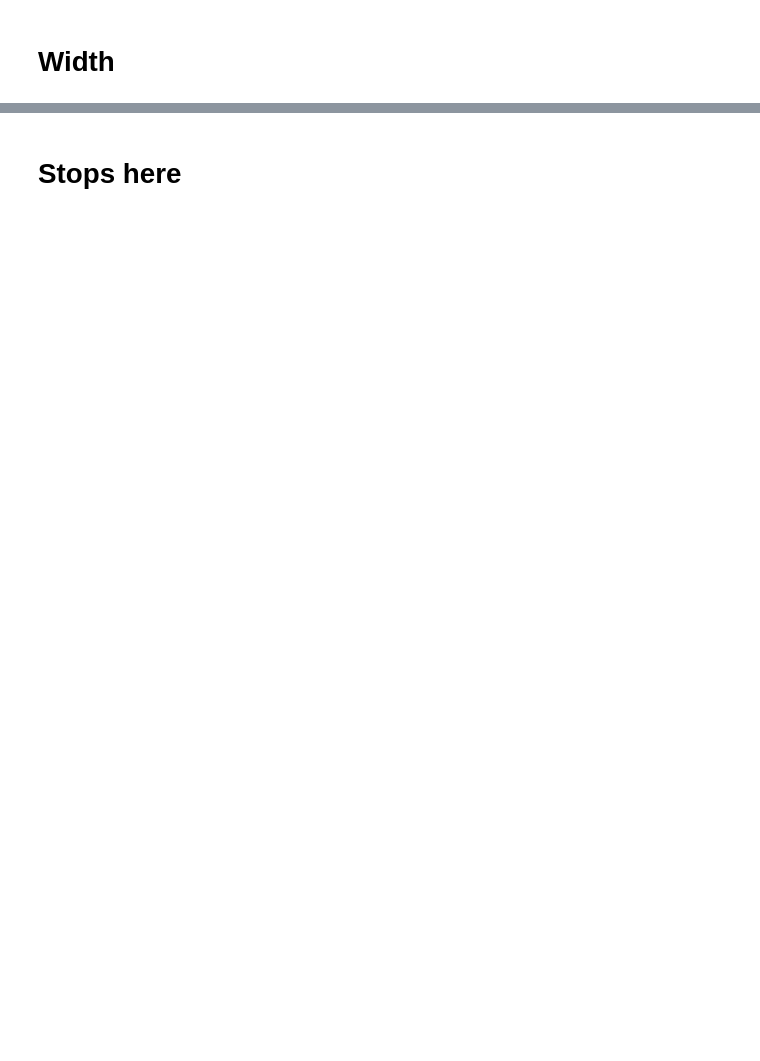
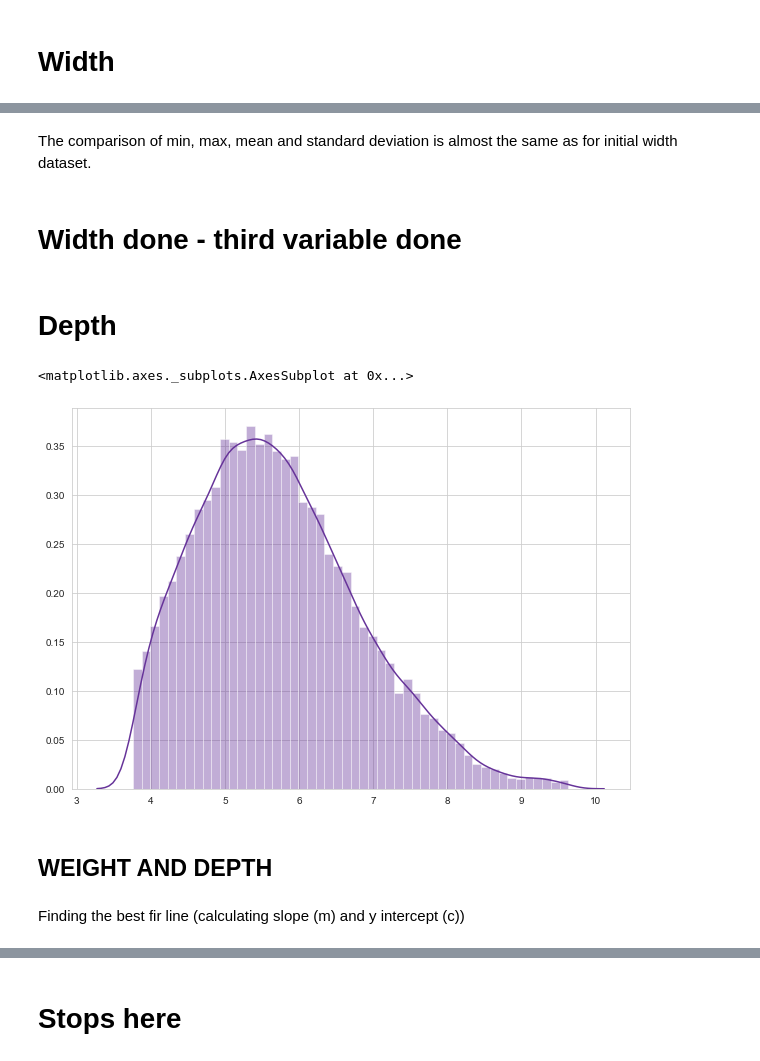
Before and after one commit to JuliaMal/ProgDA_Project2, a Jupyter notebook: Project2.ipynb, the cells around one changed output, grey strips where cells are left out. Cells and saved outputs as stored; diff of their text form; code cells hidden in the pictures; blank space fills up the shorter version.

```diff
--- a/Project2.ipynb
+++ b/Project2.ipynb
@@ -190,7 +190,7 @@ plt.show()
 # %% [markdown]
 Based on the graph, we are ok to take the best fit line to simulate the diamond length values. We will be using formula of the best fit line and adding some random numbers from **random.uniform** distribution
 # %%
-s_lenght = (-2.36435806 + 1.03049703 * np.log(s_price)).round(2) + np.random.normal(0.0, 0.6, s_price.size)
+s_length = (-2.36435806 + 1.03049703 * np.log(s_price)).round(2) + np.random.normal(0.0, 0.6, s_price.size)
 # %% [markdown]
 Let's check the minimum and maximum values we got in our simulted lenght:
 # %%
@@ -220,6 +220,6 @@ Therefore we will add the boudaries by putting the folowing rule in place:
 # %%
-s_lenght[s_lenght<3.76] = np.random.uniform(3.76, 9.65, len(s_lenght[s_lenght<3.76]))
-s_lenght[s_lenght>9.65] = np.random.uniform(3.76, 9.65, len(s_lenght[s_lenght>9.65]))
+s_length[s_length<3.76] = np.random.uniform(3.76, 9.65, len(s_length[s_length<3.76]))
+s_length[s_length>9.65] = np.random.uniform(3.76, 9.65, len(s_length[s_length>9.65]))
 # %% [markdown]
 Let's check the min and max again:
 # %%
@@ -245,0 +285,16 @@ The itial mean is 5.51 and standard deviation is 1.06. The value of simulated fi
+# %% [markdown]
+The comparison of min, max, mean and standard deviation is almost the same as for initial width dataset.
+# %% [markdown]
+# Width done - third variable done
+# %% [markdown]
+# Depth
+# %%
+sns.set_style("whitegrid")
+fig = plt.figure(figsize=(10,7))
+fig.add_subplot(1,1,1)
+sns.distplot(s_length, color="rebeccapurple", bins = 50)
+# %% [output]
+<matplotlib.axes._subplots.AxesSubplot at 0x...>
+[figure, added]
+# %% [markdown]
+## WEIGHT AND DEPTH
@@ -245,0 +304,2 @@ The itial mean is 5.51 and standard deviation is 1.06. The value of simulated fi
+# %% [markdown]
+Finding the best fir line (calculating slope (m) and y intercept (c))
```
Also changed, not shown: parts of 72 cells of this notebook.
